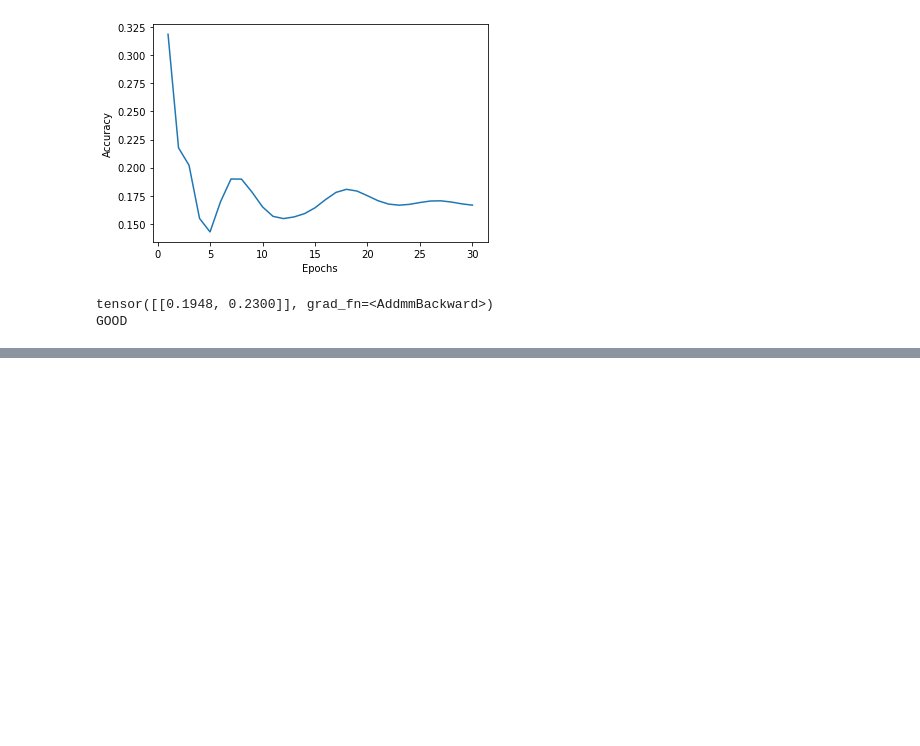
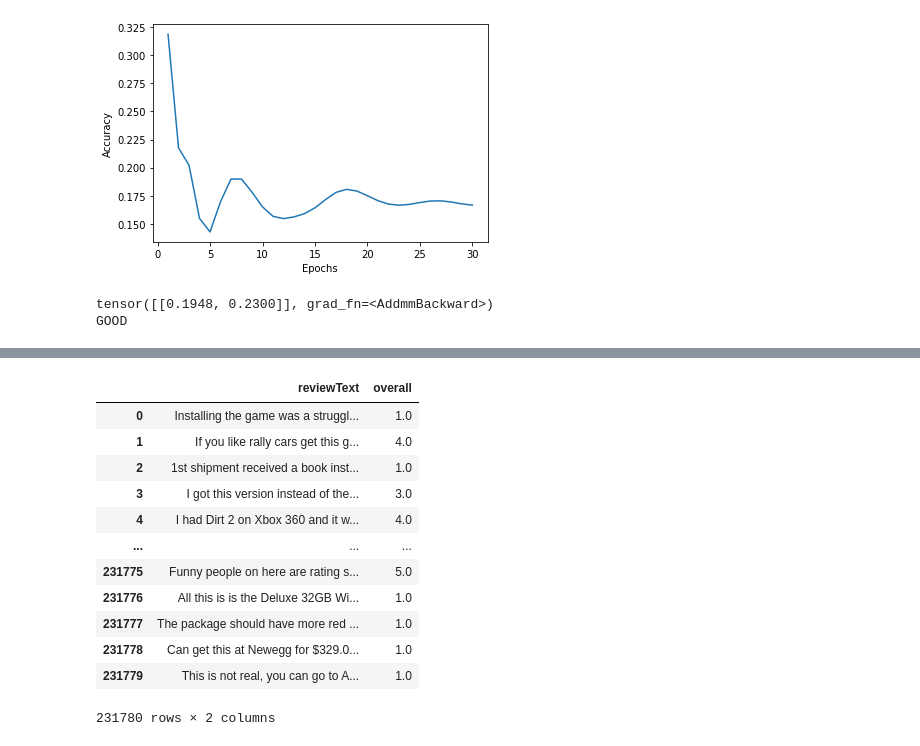
Before and after one commit to adsamaz/Chattbot, a Jupyter notebook: chatbot.ipynb, the cells around one changed output, grey strips where cells are left out. Cells and saved outputs as stored; diff of their text form; code cells hidden in the pictures; blank space fills up the shorter version.

Commit message:
Extract reviewText and overall score from json file

```diff
--- a/chatbot.ipynb
+++ b/chatbot.ipynb
@@ -219,0 +210,35 @@ Mounted at /content/drive
+# %%
+import gzip
+
+def parse(path):
+  g = gzip.open(path, 'rb')
+  for l in g:
+    yield eval(l)
+
+def getDF(path):
+  i = 0
+  df = {}
+  for d in parse(path):
+    df[i] = d
+    i += 1
+  return pd.DataFrame.from_dict(df, orient='index')
+
+df = getDF('/content/drive/My Drive/Chatbot_shared/reviews_Video_Games_5.json.gz')
+# %%
+test=df
+# %%
+test.get(['reviewText','overall'])
+# %% [output]
+|  | reviewText | overall |
+| 0 | Installing the game was a struggl... | 1.0 |
+| 1 | If you like rally cars get this g... | 4.0 |
+| 2 | 1st shipment received a book inst... | 1.0 |
+| 3 | I got this version instead of the... | 3.0 |
+| 4 | I had Dirt 2 on Xbox 360 and it w... | 4.0 |
+| ... | ... | ... |
+| 231775 | Funny people on here are rating s... | 5.0 |
+| 231776 | All this is is the Deluxe 32GB Wi... | 1.0 |
+| 231777 | The package should have more red ... | 1.0 |
+| 231778 | Can get this at Newegg for $329.0... | 1.0 |
+| 231779 | This is not real, you can go to A... | 1.0 |
+231780 rows × 2 columns
```
Also changed, not shown: parts of 4 cells of this notebook.
